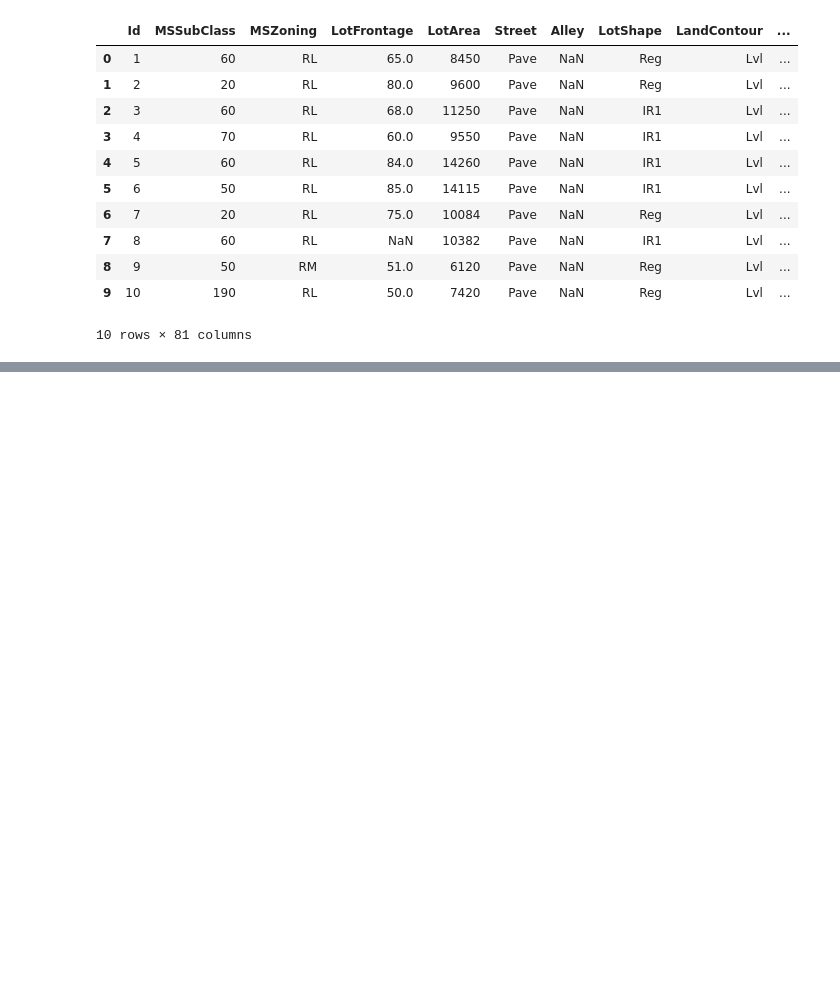
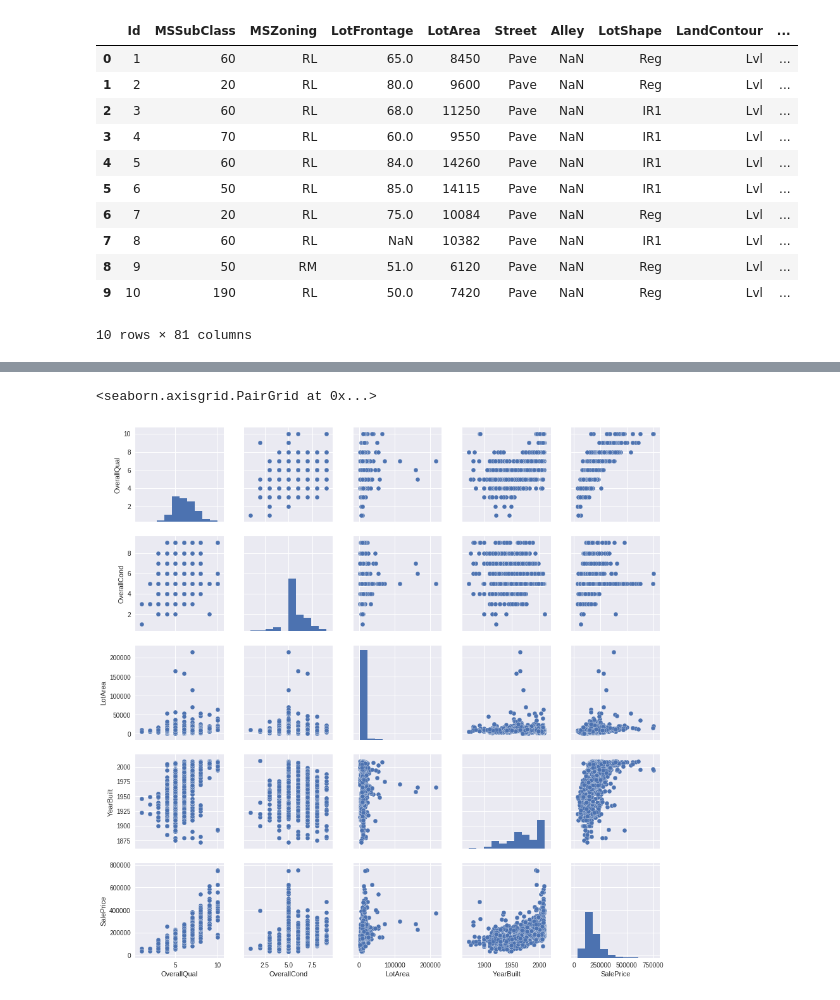
Before and after one commit to jjpeh/W207, a Jupyter notebook: W207_Home_Price_Prediction.ipynb, the cells around one changed output, grey strips where cells are left out. Saved outputs shown, nothing was run; the diff lists cells and outputs as text; code cells hidden in the pictures; blank space fills up the shorter version.

```diff
--- a/W207_Home_Price_Prediction.ipynb
+++ b/W207_Home_Price_Prediction.ipynb
@@ -55,0 +123,8 @@ train_df.head(10)
+# %%
+# Look at scatter plot matrix for important variables
+sns.set()
+scatter1 = ["OverallQual", "OverallCond", "LotArea", "YearBuilt", "SalePrice"]
+sns.pairplot(train_df[scatter1], size = 2.5)
+# %% [output]
+<seaborn.axisgrid.PairGrid at 0x...>
+[figure, added]
```
Also changed, not shown: parts of 21 cells of this notebook.
